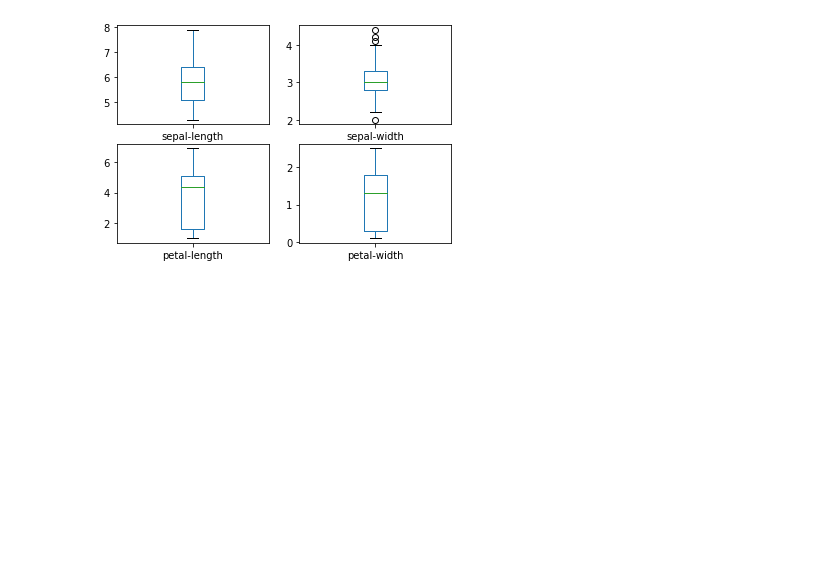
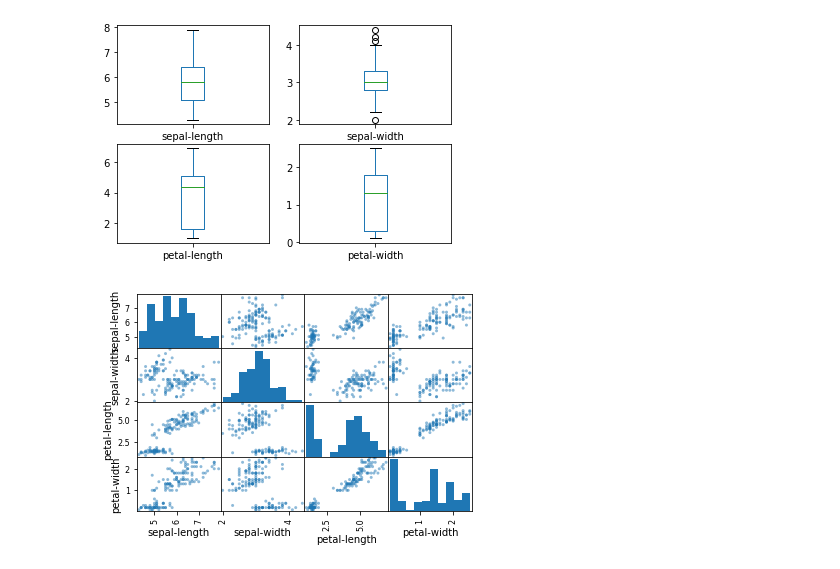
Before and after one commit to machine-learning-apps/-notebook-diff, a Jupyter notebook: nb1.ipynb, the cells around one changed output. Saved outputs shown, nothing was run; the diff lists cells and outputs as text; code cells hidden in the pictures; blank space fills up the shorter version.

```diff
--- a/nb1.ipynb
+++ b/nb1.ipynb
@@ -33,3 +34,9 @@ data[['sepal-length', 'sepal-width', 'petal-length', 'petal-width']].plot(kind='
 plt.show()
 # %% [output]
 [figure]
+# %%
+# scatter plot matrix
+scatter_matrix(data[['sepal-length', 'sepal-width', 'petal-length', 'petal-width']])
+plt.show()
+# %% [output]
+[figure, added]
```
Also changed, not shown: parts of 1 cell of this notebook.
